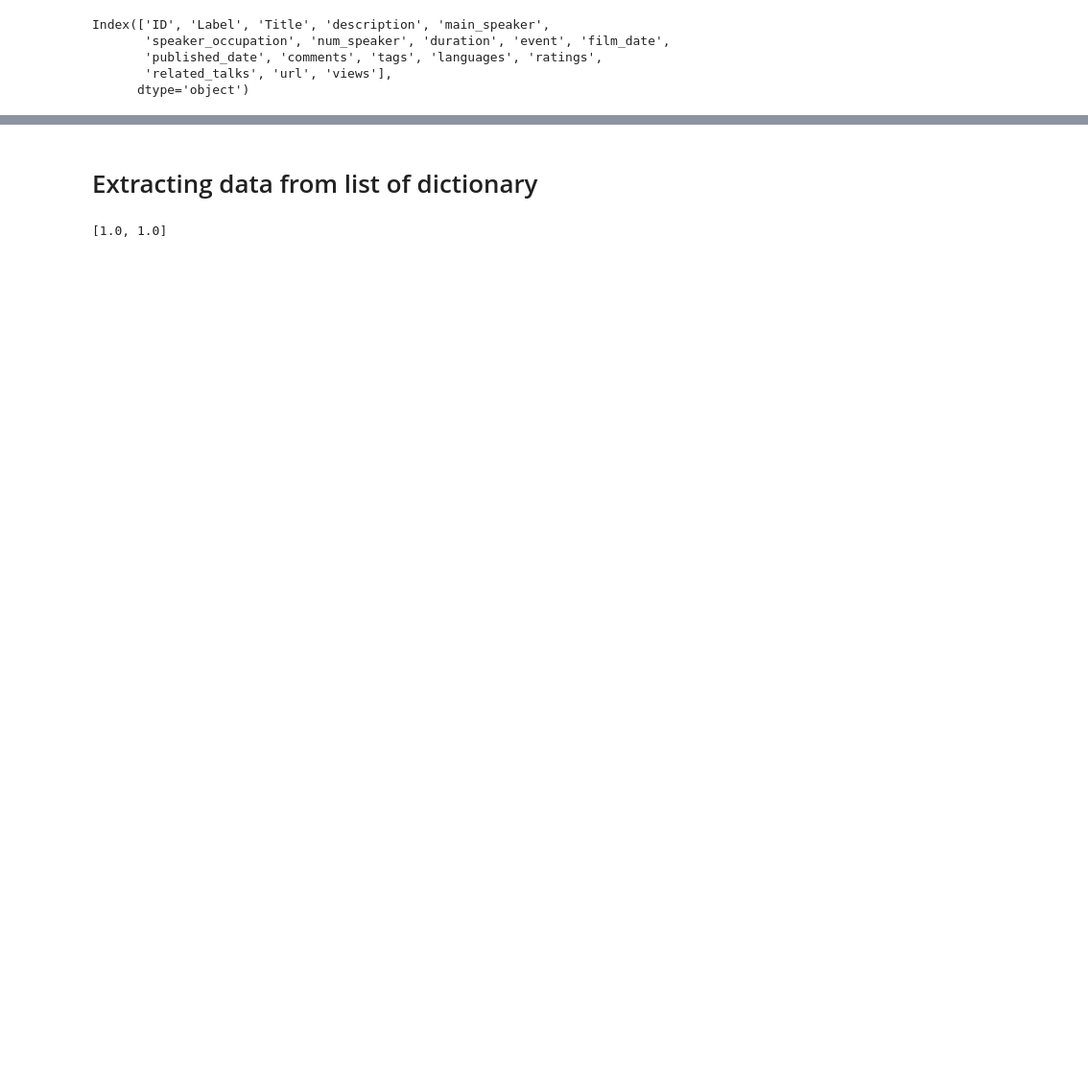
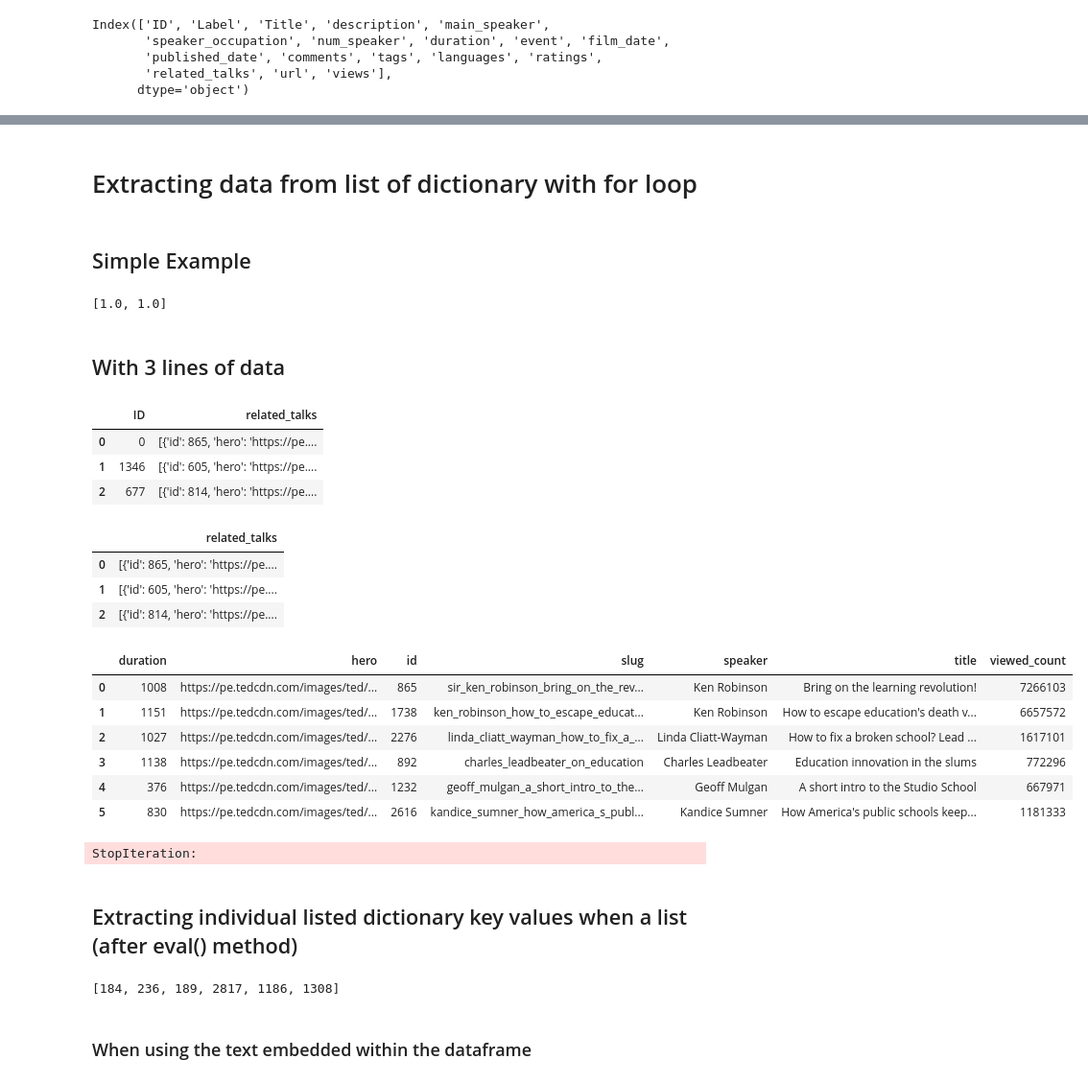
Before and after one commit to AntHuntley/TEDTalks, a Jupyter notebook: Related_talks extraction.ipynb, the cells around one changed output, grey strips where cells are left out. Shown at 96% size. Saved outputs shown, nothing was run; the diff lists cells and outputs as text; code cells hidden in the pictures; blank space fills up the shorter version.

```diff
--- a/Related_talks extraction.ipynb
+++ b/Related_talks extraction.ipynb
@@ -19,5 +113,7 @@ df.head()
 # %% [markdown]
-# Extracting data from list of dictionary
+# Extracting data from list of dictionary with for loop
+# %% [markdown]
+## Simple Example
 # %%
 t = [{'id': 1.0, 'b': 2.0},
     {'id': 1.0, 'b': 2.0}]
@@ -26,3 +122,43 @@ new_list = [i['id'] for i in t]
 new_list
 # %% [output]
 [1.0, 1.0]
+# %% [markdown]
+## With 3 lines of data
+# %%
+# Extract full column of data, with corrosponding talk ID's
+df_ID_Related_talks = df_3[["ID","related_talks"]]
+df_ID_Related_talks
+# %% [output]
+|  | ID | related_talks |
+| 0 | 0 | [{'id': 865, 'hero': 'https://pe.... |
+| 1 | 1346 | [{'id': 605, 'hero': 'https://pe.... |
+| 2 | 677 | [{'id': 814, 'hero': 'https://pe.... |
+# %%
+P = df_ID_Related_talks[['related_talks']]
+P
+# %% [output]
+|  | related_talks |
+| 0 | [{'id': 865, 'hero': 'https://pe.... |
+| 1 | [{'id': 605, 'hero': 'https://pe.... |
+| 2 | [{'id': 814, 'hero': 'https://pe.... |
+# %%
+
+a = eval(df_iloc)
+# %%
+pd.DataFrame(a)
+# %% [output]
+|  | duration | hero | id | slug | speaker | title | viewed_count |
+| 0 | 1008 | https://pe.tedcdn.com/images/ted/... | 865 | sir_ken_robinson_bring_on_the_rev... | Ken Robinson | Bring on the learning revolution! | 7266103 |
+| 1 | 1151 | https://pe.tedcdn.com/images/ted/... | 1738 | ken_robinson_how_to_escape_educat... | Ken Robinson | How to escape education's death v... | 6657572 |
+| 2 | 1027 | https://pe.tedcdn.com/images/ted/... | 2276 | linda_cliatt_wayman_how_to_fix_a_... | Linda Cliatt-Wayman | How to fix a broken school? Lead ... | 1617101 |
+| 3 | 1138 | https://pe.tedcdn.com/images/ted/... | 892 | charles_leadbeater_on_education | Charles Leadbeater | Education innovation in the slums | 772296 |
+| 4 | 376 | https://pe.tedcdn.com/images/ted/... | 1232 | geoff_mulgan_a_short_intro_to_the... | Geoff Mulgan | A short intro to the Studio School | 667971 |
+| 5 | 830 | https://pe.tedcdn.com/images/ted/... | 2616 | kandice_sumner_how_america_s_publ... | Kandice Sumner | How America's public schools keep... | 1181333 |
+# %%
+#Find a way to convert all related_talk content to List with eval() method
+df_ID_Related_talks.eval(P, inplace=True)
+type(df_ID_Related_talks[1]["ID"])
+# %% [output]
+StopIteration:
+# %% [markdown]
+## Extracting individual listed dictionary key values when a list (after eval() method)
@@ -28,0 +167,7 @@ new_list
+# %%
+new_list = [i['id'] for i in text]
+new_list
+# %% [output]
+[184, 236, 189, 2817, 1186, 1308]
+# %% [markdown]
+### When using the text embedded within the dataframe
```
Also changed, not shown: parts of 31 cells of this notebook, 2 other files.
